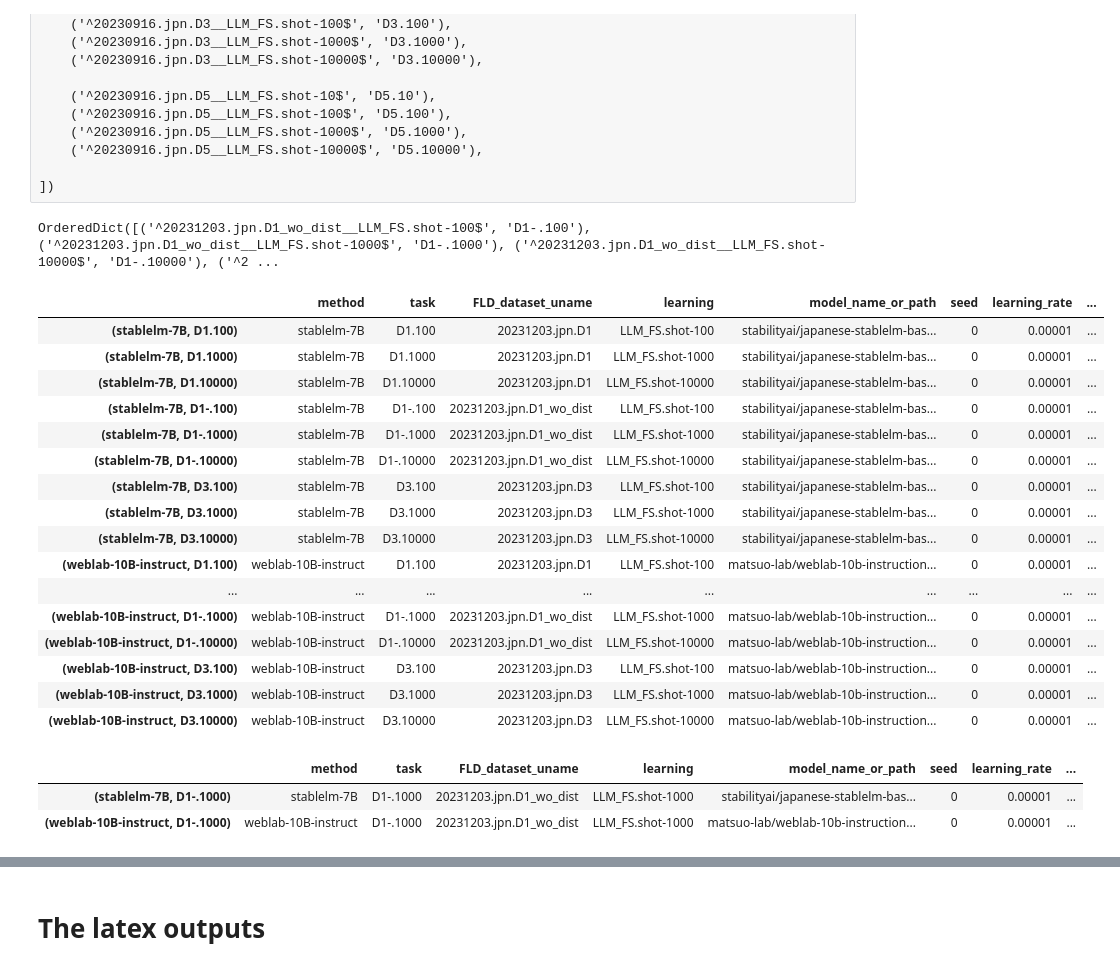
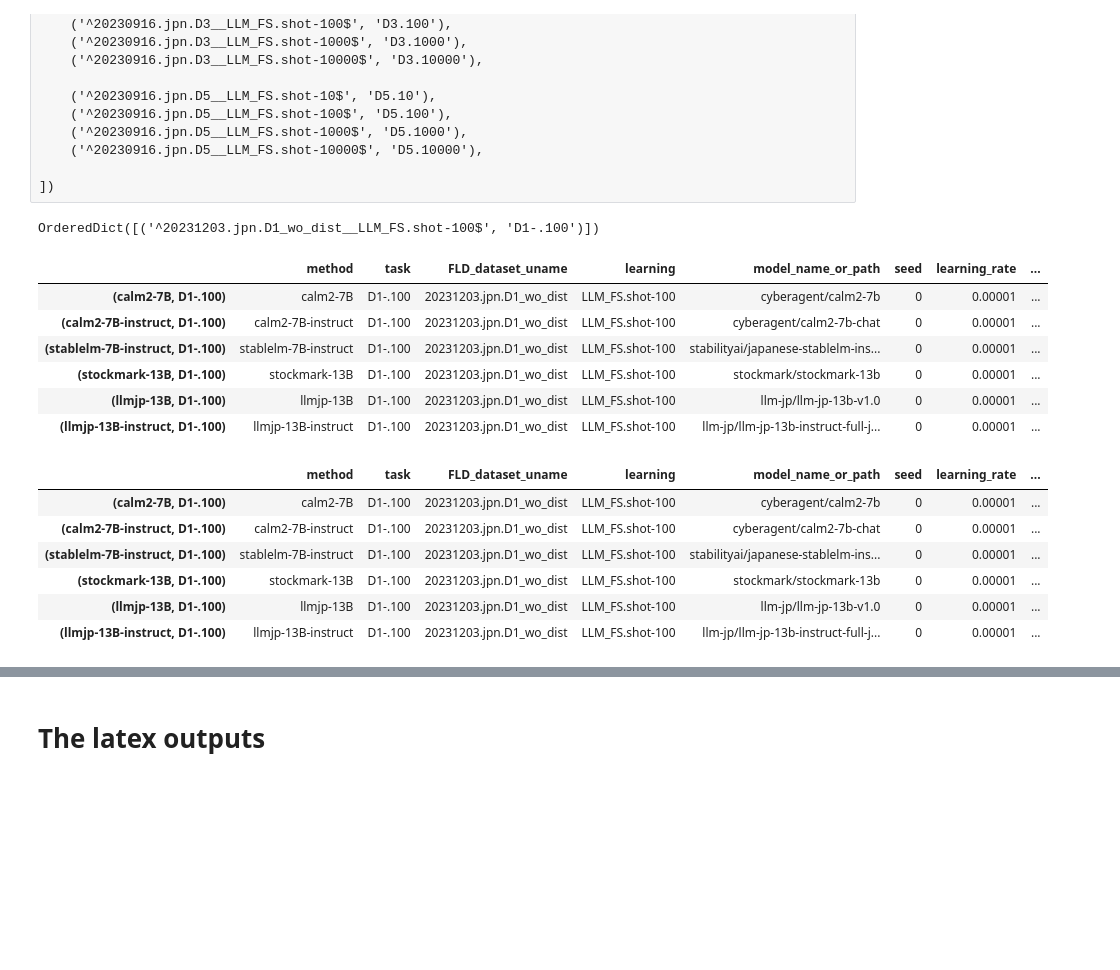
Before and after one commit to hitachi-nlp/FLD-prover, a Jupyter notebook: ipynb/analysis.ipynb, the cells around one changed output, grey strips where cells are left out. Drawn from its saved outputs; the diff is of its cells as text; code cells hidden in the pictures; blank space fills up the shorter version.

```diff
--- a/ipynb/analysis.ipynb
+++ b/ipynb/analysis.ipynb
@@ -97,7 +97,8 @@ def prettify_df(df: pd.DataFrame) -> pd.DataFrame:
 
 # --------------- NLP_2024 ---------------
 # _TOP_DIR = '../outputs/02.aggregate_tf_results.py/20231203.jpn/'
-_TOP_DIR = '../outputs/02.aggregate_tf_results.py/20231203.jpn.no_subproof_for_unknown20231203.jpn/'
+# _TOP_DIR = '../outputs/02.aggregate_tf_results.py/20231203.jpn.no_subproof_for_unknown20231203.jpn/'
+_TOP_DIR = '../outputs/02.aggregate_tf_results.py/20231206.new_models/'
 # %%
 # version = 'LREC_2024_submission'
 version = 'NLP_2024'
@@ -121,8 +122,11 @@ if version == 'NLP_2024':
         # ('^cyberagent/open-calm-1b$', 'calm-1B'),
         # ('^cyberagent/open-calm-3b$', 'calm-3B'),
         ('^cyberagent/open-calm-7b$', 'calm-7B'),
+        ('^cyberagent/calm2-7b$', 'calm2-7B'),
+        ('^cyberagent/calm2-7b-chat$', 'calm2-7B-instruct'),
 
         ('^stabilityai/japanese-stablelm-base-alpha-7b$', 'stablelm-7B'),
+        ('^stabilityai/japanese-stablelm-instruct-alpha-7b-v2$', 'stablelm-7B-instruct'),
 
         ('^elyza/ELYZA-japanese-Llama-2-7b-fast$', 'elyza-7B'),
         ('^elyza/ELYZA-japanese-Llama-2-7b-fast-instruct$', 'elyza-7B-instruct'),
@@ -130,7 +134,10 @@ if version == 'NLP_2024':
         ('^matsuo-lab/weblab-10b$$', 'weblab-10B'),
         ('^matsuo-lab/weblab-10b-instruction-sft$', 'weblab-10B-instruct'),
 
+        ('^stockmark/stockmark-13b$', 'stockmark-13B'),
         ('^pfnet/plamo-13b$', 'plamo-13B'),
+        ('^llm-jp/llm-jp-13b-v1.0$', 'llmjp-13B'),
+        ('^llm-jp/llm-jp-13b-instruct-full-jaster-v1.0$', 'llmjp-13B-instruct'),
     ])
 
     LRATE = 1e-05
@@ -298,51 +295,41 @@ def rename_task(task_name: str):
 
 df = name_task(df)
 
 task_renames = OrderedDict(
     sorted(
         [(f'^{task_name}$', rename_task(task_name))
         for task_name in df[COL_TASK].unique()],
         key = lambda name_rename: name_rename[1]
     )
 )
 print(task_renames)
 df = rename_cells(df, [COL_TASK], task_renames)
 
 TASK_NAMES = [task_name for task_name in task_renames.values()
               if task_name in df[COL_TASK].values]
 for task_name in df[COL_TASK].values:
     if task_name not in TASK_NAMES:
         TASK_NAMES.append(task_name)
-MAJOR_TASK = TASK_NAMES[1]
+MAJOR_TASK = TASK_NAMES[0]
 
 df = rename_cols(df, METRIC_RENAMES)
 
 df = aggregate(
     df,
     [COL_METHOD, COL_TASK],
     {metric_name: lambda vals: np.mean(vals) for metric_name in METRIC_NAMES},
 )
 
 df
 # %% [output]
-OrderedDict([('^20231203.jpn.D1_wo_dist__LLM_FS.shot-100$', 'D1-.100'), ('^20231203.jpn.D1_wo_dist__LLM_FS.shot-1000$', 'D1-.1000'), ('^20231203.jpn.D1_wo_dist__LLM_FS.shot-10000$', 'D1-.10000'), ('^2 ...
+OrderedDict([('^20231203.jpn.D1_wo_dist__LLM_FS.shot-100$', 'D1-.100')])
 |  | method | task | FLD_dataset_uname | learning | model_name_or_path | seed | learning_rate | ... |
-| (stablelm-7B, D1.100) | stablelm-7B | D1.100 | 20231203.jpn.D1 | LLM_FS.shot-100 | stabilityai/japanese-stablelm-bas... | 0 | 0.00001 | ... |
-| (stablelm-7B, D1.1000) | stablelm-7B | D1.1000 | 20231203.jpn.D1 | LLM_FS.shot-1000 | stabilityai/japanese-stablelm-bas... | 0 | 0.00001 | ... |
-| (stablelm-7B, D1.10000) | stablelm-7B | D1.10000 | 20231203.jpn.D1 | LLM_FS.shot-10000 | stabilityai/japanese-stablelm-bas... | 0 | 0.00001 | ... |
-| (stablelm-7B, D1-.100) | stablelm-7B | D1-.100 | 20231203.jpn.D1_wo_dist | LLM_FS.shot-100 | stabilityai/japanese-stablelm-bas... | 0 | 0.00001 | ... |
-| (stablelm-7B, D1-.1000) | stablelm-7B | D1-.1000 | 20231203.jpn.D1_wo_dist | LLM_FS.shot-1000 | stabilityai/japanese-stablelm-bas... | 0 | 0.00001 | ... |
-| (stablelm-7B, D1-.10000) | stablelm-7B | D1-.10000 | 20231203.jpn.D1_wo_dist | LLM_FS.shot-10000 | stabilityai/japanese-stablelm-bas... | 0 | 0.00001 | ... |
-| (stablelm-7B, D3.100) | stablelm-7B | D3.100 | 20231203.jpn.D3 | LLM_FS.shot-100 | stabilityai/japanese-stablelm-bas... | 0 | 0.00001 | ... |
-| (stablelm-7B, D3.1000) | stablelm-7B | D3.1000 | 20231203.jpn.D3 | LLM_FS.shot-1000 | stabilityai/japanese-stablelm-bas... | 0 | 0.00001 | ... |
-| (stablelm-7B, D3.10000) | stablelm-7B | D3.10000 | 20231203.jpn.D3 | LLM_FS.shot-10000 | stabilityai/japanese-stablelm-bas... | 0 | 0.00001 | ... |
-| (weblab-10B-instruct, D1.100) | weblab-10B-instruct | D1.100 | 20231203.jpn.D1 | LLM_FS.shot-100 | matsuo-lab/weblab-10b-instruction... | 0 | 0.00001 | ... |
-| ... | ... | ... | ... | ... | ... | ... | ... | ... |
-| (weblab-10B-instruct, D1-.1000) | weblab-10B-instruct | D1-.1000 | 20231203.jpn.D1_wo_dist | LLM_FS.shot-1000 | matsuo-lab/weblab-10b-instruction... | 0 | 0.00001 | ... |
-| (weblab-10B-instruct, D1-.10000) | weblab-10B-instruct | D1-.10000 | 20231203.jpn.D1_wo_dist | LLM_FS.shot-10000 | matsuo-lab/weblab-10b-instruction... | 0 | 0.00001 | ... |
-| (weblab-10B-instruct, D3.100) | weblab-10B-instruct | D3.100 | 20231203.jpn.D3 | LLM_FS.shot-100 | matsuo-lab/weblab-10b-instruction... | 0 | 0.00001 | ... |
-| (weblab-10B-instruct, D3.1000) | weblab-10B-instruct | D3.1000 | 20231203.jpn.D3 | LLM_FS.shot-1000 | matsuo-lab/weblab-10b-instruction... | 0 | 0.00001 | ... |
-| (weblab-10B-instruct, D3.10000) | weblab-10B-instruct | D3.10000 | 20231203.jpn.D3 | LLM_FS.shot-10000 | matsuo-lab/weblab-10b-instruction... | 0 | 0.00001 | ... |
+| (calm2-7B, D1-.100) | calm2-7B | D1-.100 | 20231203.jpn.D1_wo_dist | LLM_FS.shot-100 | cyberagent/calm2-7b | 0 | 0.00001 | ... |
+| (calm2-7B-instruct, D1-.100) | calm2-7B-instruct | D1-.100 | 20231203.jpn.D1_wo_dist | LLM_FS.shot-100 | cyberagent/calm2-7b-chat | 0 | 0.00001 | ... |
+| (stablelm-7B-instruct, D1-.100) | stablelm-7B-instruct | D1-.100 | 20231203.jpn.D1_wo_dist | LLM_FS.shot-100 | stabilityai/japanese-stablelm-ins... | 0 | 0.00001 | ... |
+| (stockmark-13B, D1-.100) | stockmark-13B | D1-.100 | 20231203.jpn.D1_wo_dist | LLM_FS.shot-100 | stockmark/stockmark-13b | 0 | 0.00001 | ... |
+| (llmjp-13B, D1-.100) | llmjp-13B | D1-.100 | 20231203.jpn.D1_wo_dist | LLM_FS.shot-100 | llm-jp/llm-jp-13b-v1.0 | 0 | 0.00001 | ... |
+| (llmjp-13B-instruct, D1-.100) | llmjp-13B-instruct | D1-.100 | 20231203.jpn.D1_wo_dist | LLM_FS.shot-100 | llm-jp/llm-jp-13b-instruct-full-j... | 0 | 0.00001 | ... |
 # %%
 task_dfs: Dict[str, pd.DataFrame] = OrderedDict()
 for task_name in TASK_NAMES:
@@ -354,8 +341,12 @@ for task_name in TASK_NAMES:
 task_dfs[MAJOR_TASK]
 # %% [output]
 |  | method | task | FLD_dataset_uname | learning | model_name_or_path | seed | learning_rate | ... |
-| (stablelm-7B, D1-.1000) | stablelm-7B | D1-.1000 | 20231203.jpn.D1_wo_dist | LLM_FS.shot-1000 | stabilityai/japanese-stablelm-bas... | 0 | 0.00001 | ... |
-| (weblab-10B-instruct, D1-.1000) | weblab-10B-instruct | D1-.1000 | 20231203.jpn.D1_wo_dist | LLM_FS.shot-1000 | matsuo-lab/weblab-10b-instruction... | 0 | 0.00001 | ... |
+| (calm2-7B, D1-.100) | calm2-7B | D1-.100 | 20231203.jpn.D1_wo_dist | LLM_FS.shot-100 | cyberagent/calm2-7b | 0 | 0.00001 | ... |
+| (calm2-7B-instruct, D1-.100) | calm2-7B-instruct | D1-.100 | 20231203.jpn.D1_wo_dist | LLM_FS.shot-100 | cyberagent/calm2-7b-chat | 0 | 0.00001 | ... |
+| (stablelm-7B-instruct, D1-.100) | stablelm-7B-instruct | D1-.100 | 20231203.jpn.D1_wo_dist | LLM_FS.shot-100 | stabilityai/japanese-stablelm-ins... | 0 | 0.00001 | ... |
+| (stockmark-13B, D1-.100) | stockmark-13B | D1-.100 | 20231203.jpn.D1_wo_dist | LLM_FS.shot-100 | stockmark/stockmark-13b | 0 | 0.00001 | ... |
+| (llmjp-13B, D1-.100) | llmjp-13B | D1-.100 | 20231203.jpn.D1_wo_dist | LLM_FS.shot-100 | llm-jp/llm-jp-13b-v1.0 | 0 | 0.00001 | ... |
+| (llmjp-13B-instruct, D1-.100) | llmjp-13B-instruct | D1-.100 | 20231203.jpn.D1_wo_dist | LLM_FS.shot-100 | llm-jp/llm-jp-13b-instruct-full-j... | 0 | 0.00001 | ... |
 # %%
 metric_dfs: Dict[str, pd.DataFrame] = OrderedDict()
 for task_name, task_df in task_dfs.items():
```
Also changed, not shown: parts of 6 cells of this notebook, 3 other files.
